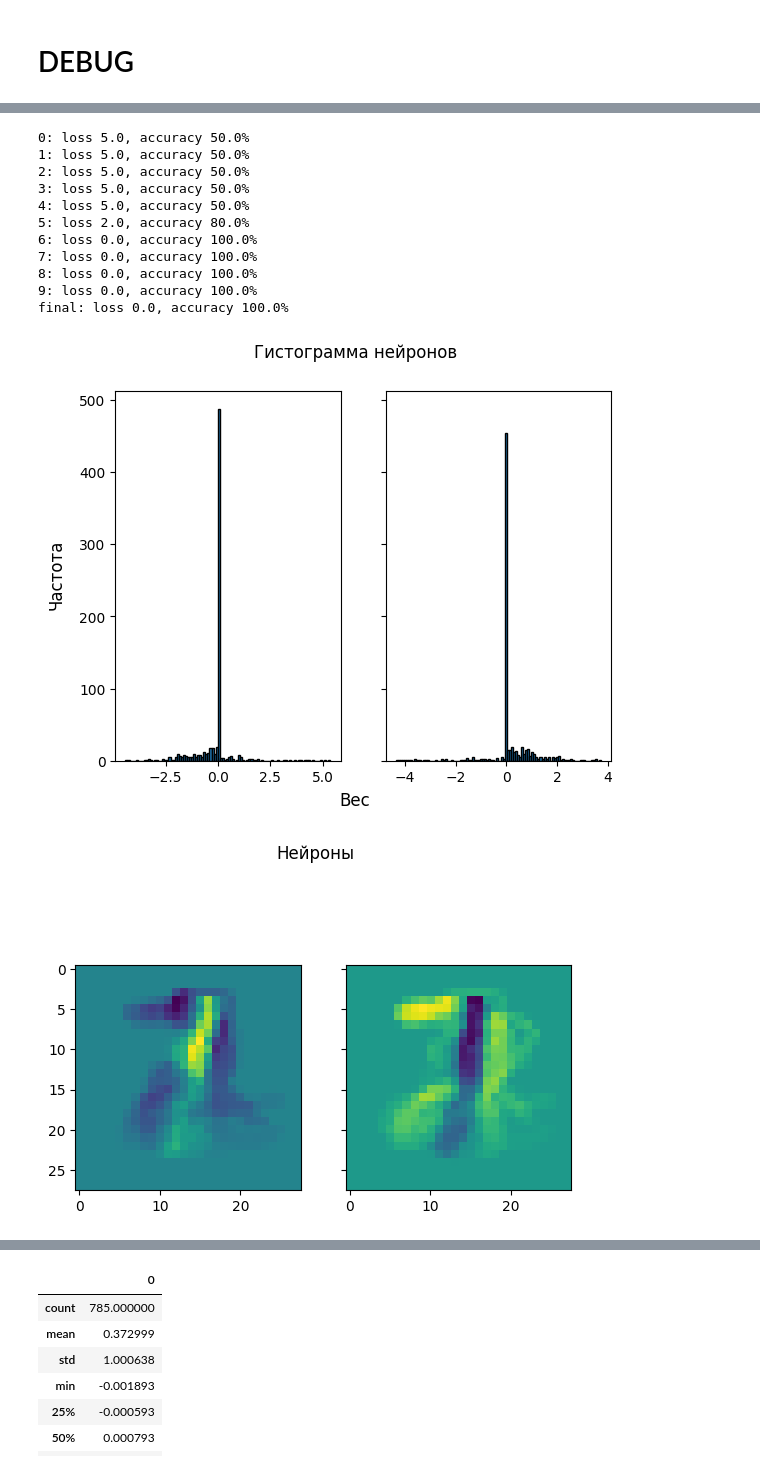
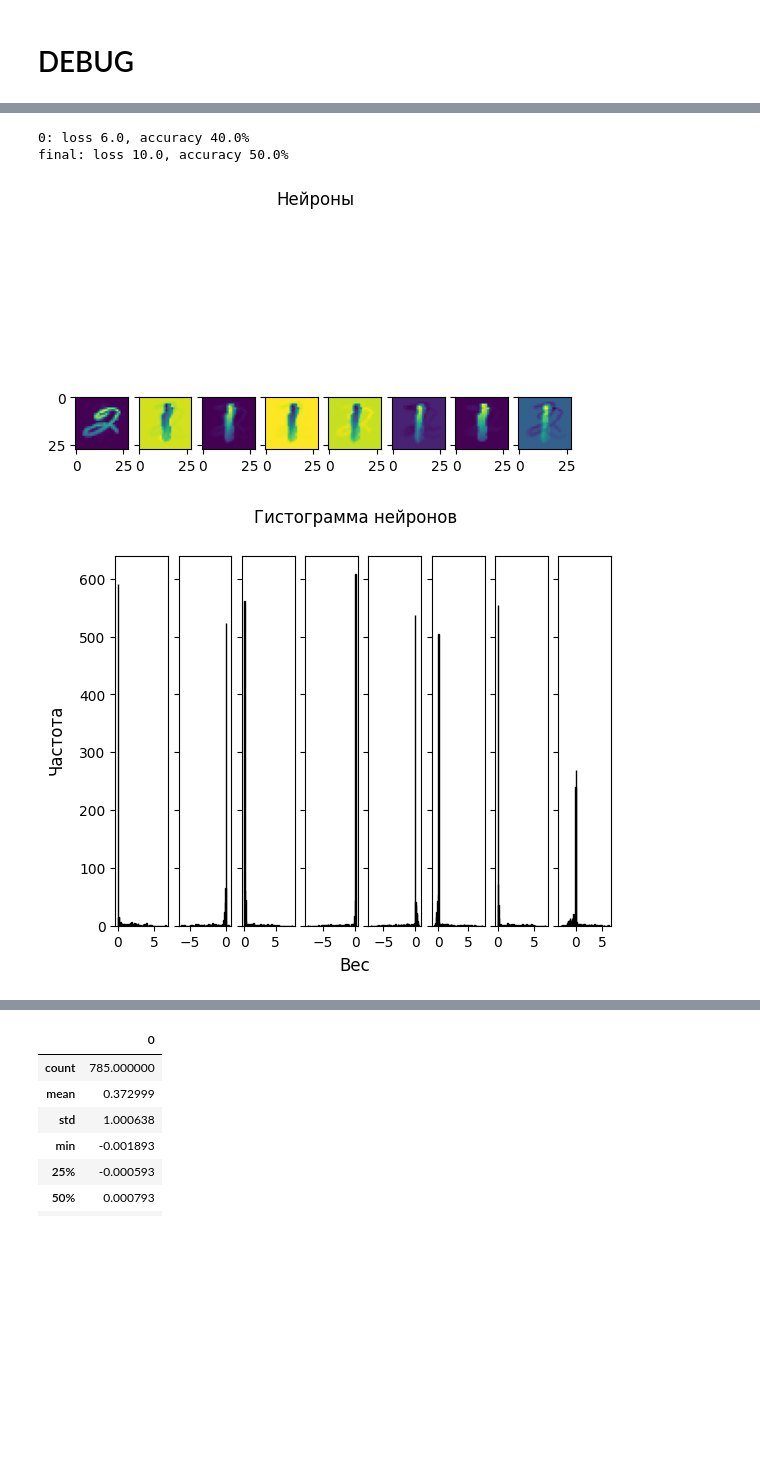
Before and after one commit to AndreyE/micrograd, a Jupyter notebook: mnist.ipynb, the cells around one changed output, grey strips where cells are left out. Drawn from its saved outputs; the diff is of its cells as text; code cells hidden in the pictures; blank space fills up the shorter version.

```diff
--- a/mnist.ipynb
+++ b/mnist.ipynb
@@ -351,6 +351,7 @@ y_oh = oh_encoder(y)
 model = MLP(
     784,
     [
+        (8, 'xspace'),
         (len(classes), 'xspace')
     ],
     lr=1.0,
@@ -376,37 +377,29 @@ draw_all_neurons(NEURONS)
 # %%
-iterations = 10
+iterations = 1
 total_loss = None
 
 def fit(total_loss, iterations=1):
     if total_loss is None:
         total_loss, acc = loss()
 
     for k in range(iterations):
         print(f"{k}: loss {total_loss.data}, accuracy {acc}%")
         total_loss.backward()
-        model.learn_from(total_loss, q=0.75)
+        model.learn_from(total_loss, q=1.0)
         model.norm()
         total_loss, acc = loss()
 
     return total_loss, acc
 
 total_loss, acc = fit(total_loss, iterations)
 print(f"final: loss {total_loss.data}, accuracy {acc}%")
 
 NEURONS = model.layers[0].neurons
+
+draw_all_neurons(NEURONS)
 all_neurons_histo(NEURONS)
-draw_all_neurons(NEURONS)
 # %% [output]
-0: loss 5.0, accuracy 50.0%
-1: loss 5.0, accuracy 50.0%
-2: loss 5.0, accuracy 50.0%
-3: loss 5.0, accuracy 50.0%
-4: loss 5.0, accuracy 50.0%
-5: loss 2.0, accuracy 80.0%
-6: loss 0.0, accuracy 100.0%
-7: loss 0.0, accuracy 100.0%
-8: loss 0.0, accuracy 100.0%
-9: loss 0.0, accuracy 100.0%
-final: loss 0.0, accuracy 100.0%
+0: loss 6.0, accuracy 40.0%
+final: loss 10.0, accuracy 50.0%
-[figure, old version]
+[figure, new version]
-[figure, old version]
+[figure, new version]
```
Also changed, not shown: parts of 5 cells of this notebook, 1 other file.
